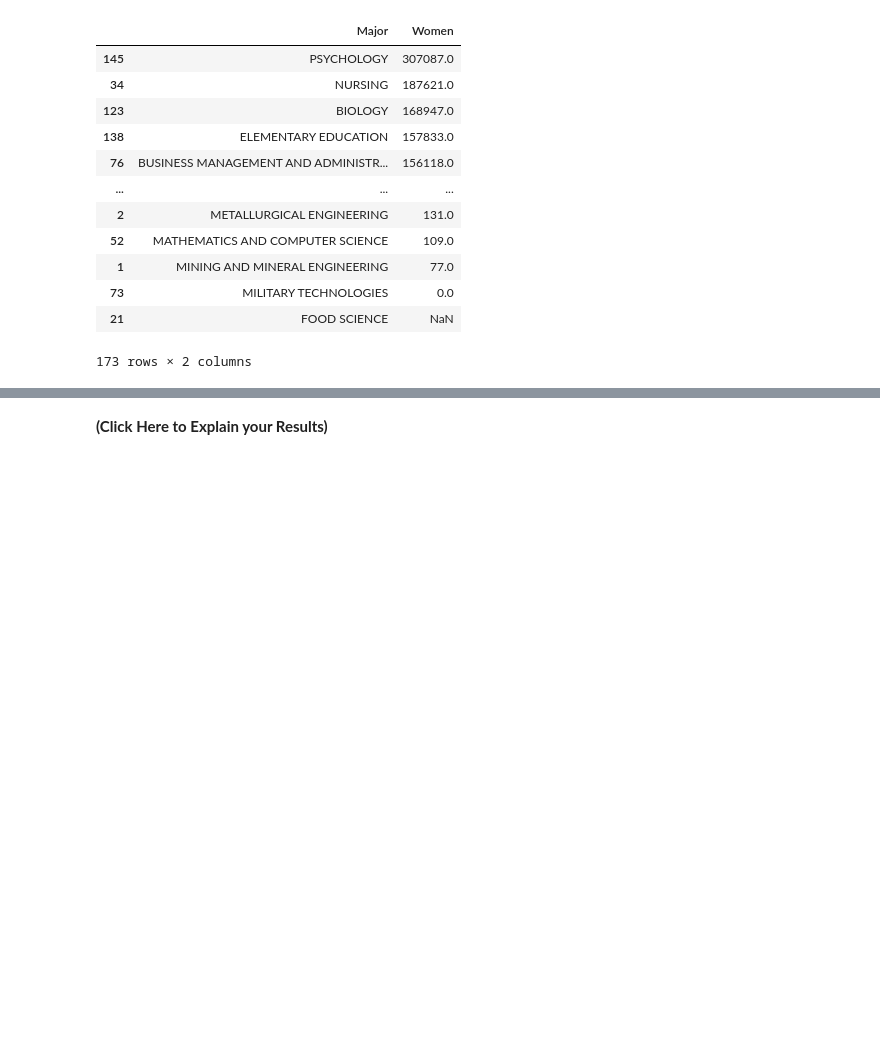
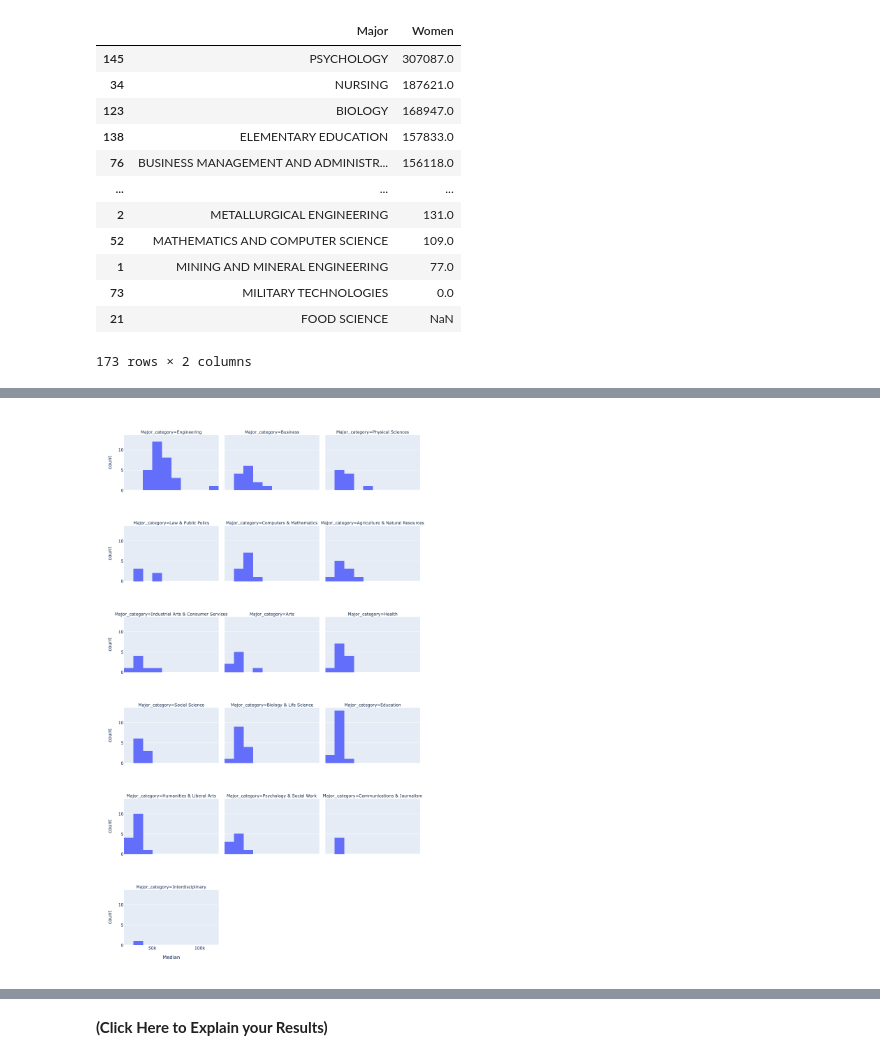
Before and after one commit to roryhuck/Day7, a Jupyter notebook: Day7-HW.ipynb, the cells around one changed output, grey strips where cells are left out. Saved outputs shown, nothing was run; the diff lists cells and outputs as text; code cells hidden in the pictures; blank space fills up the shorter version.

```diff
--- a/Day7-HW.ipynb
+++ b/Day7-HW.ipynb
@@ -317,0 +345,12 @@ DF_raw[my_columns].sort_values('Women',ascending=False)
+# %%
+fig = px.histogram(DF_raw,
+                  x='Median',
+                   nbins=15,
+                  facet_col='Major_category',
+                  facet_col_wrap=3)
+fig.update_layout(autosize = False,
+                  width=600,
+                  height=1600)
+fig.show()
+# %% [output]
+[figure, added]
```
Also changed, not shown: parts of 9 cells of this notebook.
